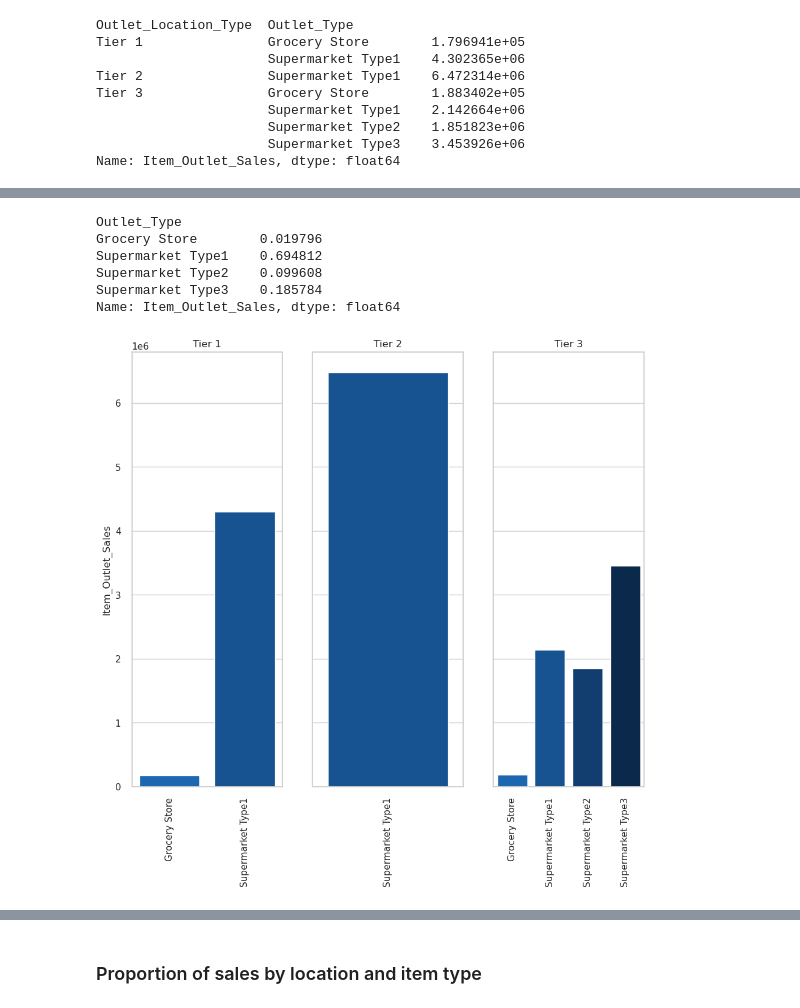
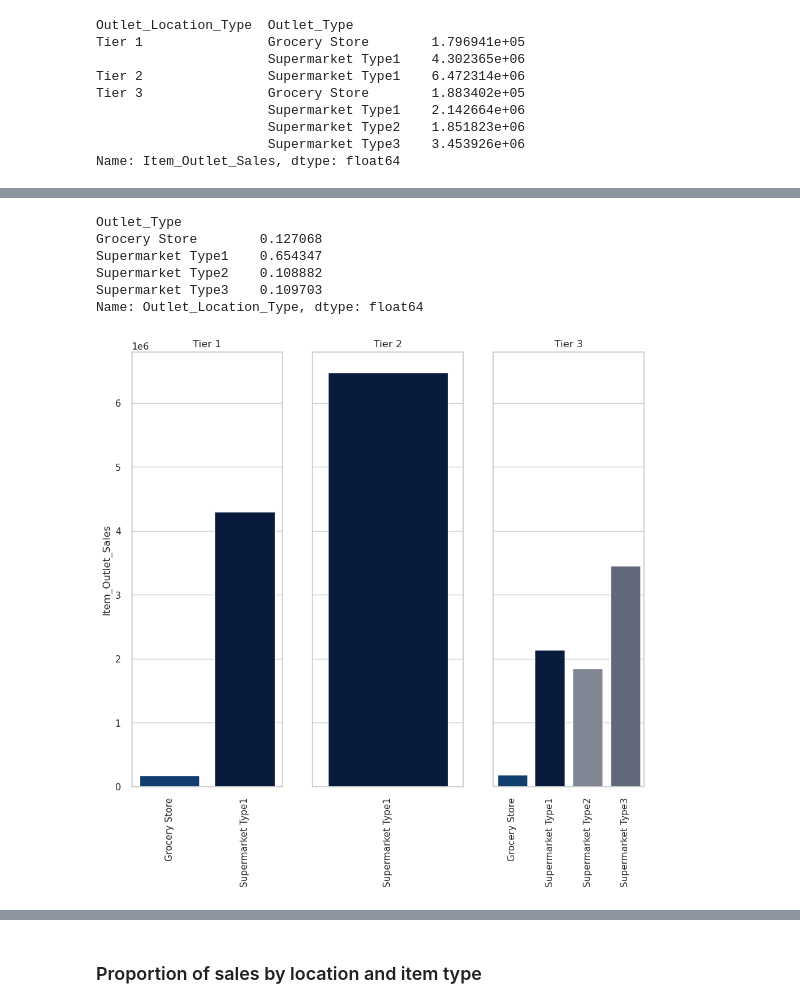
Before and after one commit to YeisonAndreyLiCe/food_sales_prediction, a Jupyter notebook: data_visualization.ipynb, the cells around one changed output, grey strips where cells are left out. Cells and saved outputs as stored; diff of their text form; code cells hidden in the pictures.

```diff
--- a/data_visualization.ipynb
+++ b/data_visualization.ipynb
@@ -203,37 +213,38 @@ data_by_location = pd.DataFrame(sales_by_location_and_outlet_type).reset_index()
-# %%
-sales_by_location = data_by_location_outlet.groupby("Outlet_Type")["Item_Outlet_Sales"].sum()
-sales_by_location.apply(lambda x: x/sum(sales_by_location))
-# %% [output]
-Outlet_Type
-Grocery Store        0.019796
-Supermarket Type1    0.694812
-Supermarket Type2    0.099608
-Supermarket Type3    0.185784
-Name: Item_Outlet_Sales, dtype: float64
+# %%
+tem = df.groupby("Outlet_Type")["Outlet_Location_Type"].count()
+tem.apply(lambda x: x/sum(tem))
+# %% [output]
+Outlet_Type
+Grocery Store        0.127068
+Supermarket Type1    0.654347
+Supermarket Type2    0.108882
+Supermarket Type3    0.109703
+Name: Outlet_Location_Type, dtype: float64
 # %%
 locations = np.array(df["Outlet_Location_Type"].unique())
 fig, ((ax1, ax2, ax3)) = plt.subplots(1, 3, sharey=True) # create 1x3 grid of axis subplots with shared y axis
 axes = [ax1 ,ax2, ax3]
 for n in range(len(axes)):
     values = sales_by_location_and_outlet_type[locations[n]] # get the values (sales) for each location
     (
         sns.
         barplot(data=data_by_location[data_by_location["Outlet_Location_Type"]==locations[n]],
                 x="Outlet_Type",
                 y="Item_Outlet_Sales",
                 ax=axes[n],
-                palette={'Grocery Store': '#0466C8',
-                         'Supermarket Type1': '#0353A4',
-                         'Supermarket Type2': '#023E7D',
-                         'Supermarket Type3': '#002855'}
+                palette={'Grocery Store': '#023E7D',
+                         'Supermarket Type1': '#001845',
+                         'Supermarket Type2': '#7D8597',
+                         'Supermarket Type3': '#5C677D'},
+                dodge=False
                )
     )
     axes[n].tick_params( axis= "x", labelrotation=90)
     axes[n].set_title(locations[n])
     axes[n].set(xlabel=None)
     if n > 0:
         axes[n].set(ylabel=None)
 # %% [output]
-[figure, old version]
+[figure, new version]
 # %% [markdown]
 Observations:
```
Also changed, not shown: parts of 19 cells of this notebook.
